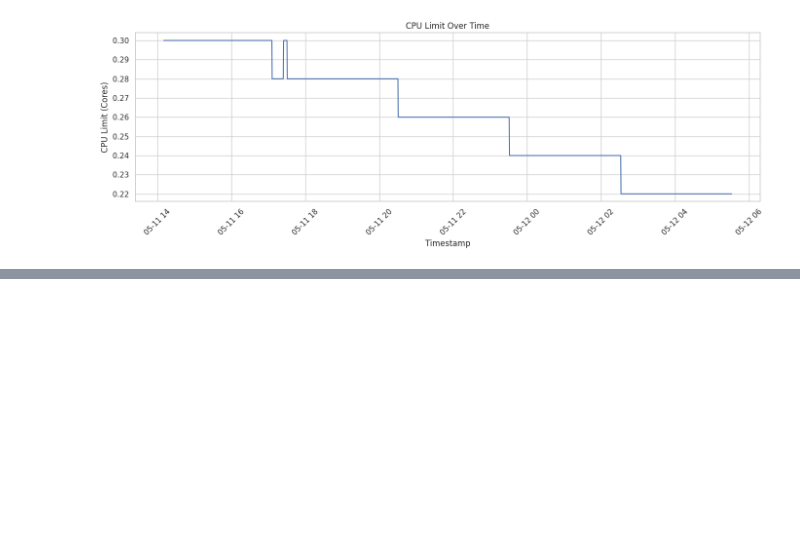
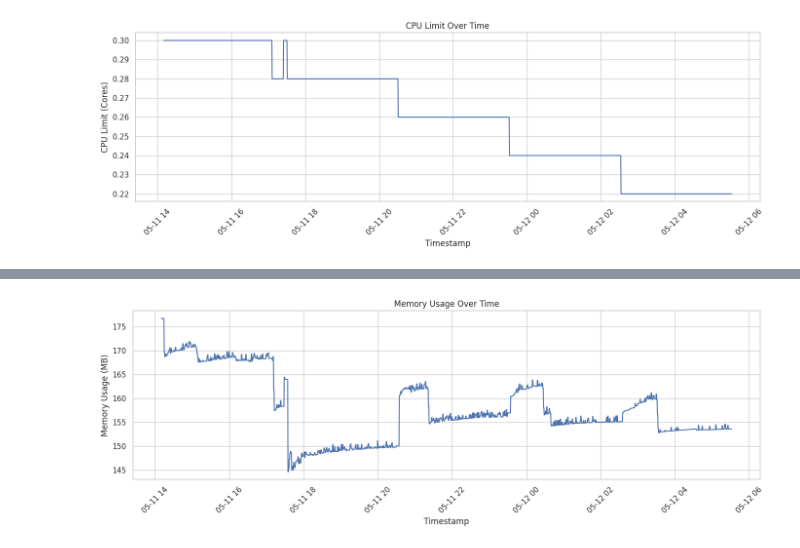
Before and after one commit to cepdnaclk/e19-4yp-AI-Dirven-Latency-Constrained-Resource-Management-In-Kubernetes, a Jupyter notebook: service1_cpu_reduction.ipynb, the cells around one changed output, grey strips where cells are left out. Saved outputs shown, nothing was run; the diff lists cells and outputs as text; code cells hidden in the pictures; blank space fills up the shorter version.

```diff
--- a/service1_cpu_reduction.ipynb
+++ b/service1_cpu_reduction.ipynb
@@ -43,0 +51,5 @@ plot_time_series(df['Timestamp'], df['Latency'], 'Latency (s)', 'Service Latency
+# %%
+# 3. Memory Usage over time
+plot_time_series(df['Timestamp'], df['Memory Usage'] / (1024 ** 2), 'Memory Usage (MB)', 'Memory Usage Over Time')
+# %% [output]
+[figure, added]
```
Also changed, not shown: parts of 2 cells of this notebook.
